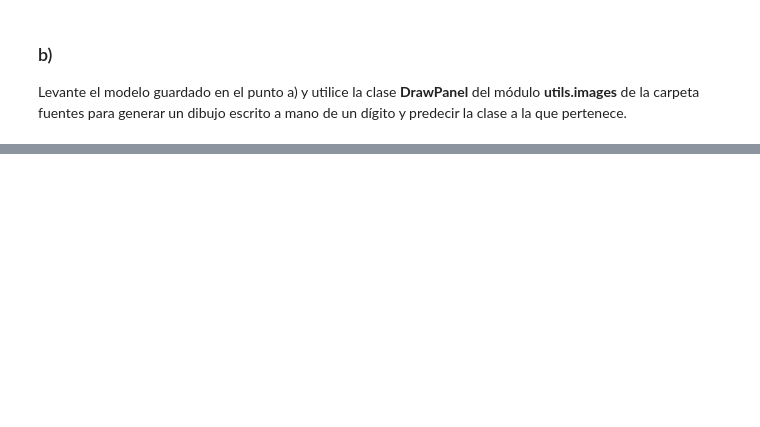
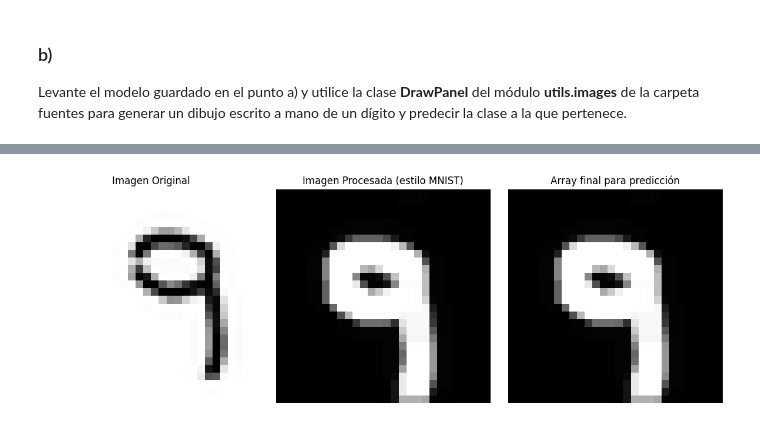
Before and after one commit to gonblas/deep-learning-unlp, a Jupyter notebook: Practicas/p5/01_MNIST.ipynb, the cells around one changed output, grey strips where cells are left out. Cells and saved outputs as stored; diff of their text form; code cells hidden in the pictures; blank space fills up the shorter version.

```diff
--- a/Practicas/p5/01_MNIST.ipynb
+++ b/Practicas/p5/01_MNIST.ipynb
@@ -31,3 +232,87 @@ Con el conjunto de 60000 imágenes entrene una red neuronal convolucional para p
 ### b)
 
 Levante el modelo guardado en el punto a) y utilice la clase **DrawPanel** del módulo **utils.images** de la carpeta fuentes para generar un dibujo escrito a mano de un dígito y predecir la clase a la que pertenece.
+# %%
+import tkinter as tk
+import numpy as np
+import matplotlib.pyplot as plt
+from Fuentes.imagen import DrawPanel
+from PIL import Image, ImageDraw, ImageOps, ImageChops, ImageFilter
+
+def preprocess_mnist(pil_img):
+    # 1. Asegurar modo L
+    img = pil_img.convert('L')
+
+    # 2. Invertir (MNIST fondo negro)
+    img = ImageOps.invert(img)
+
+    # 3. Filtrar para engrosar trazos (dilatación)
+    img = img.filter(ImageFilter.MaxFilter(3))
+
+    # 4. Centrar por centro de masa
+    arr = np.array(img)
+    total = arr.sum()
+    if total > 0:
+        coords = np.indices(arr.shape)
+        cy = (coords[0] * arr).sum() / total
+        cx = (coords[1] * arr).sum() / total
+        shift_x = int(np.round(arr.shape[1]/2 - cx))
+        shift_y = int(np.round(arr.shape[0]/2 - cy))
+        img = ImageChops.offset(img, shift_x, shift_y)
+
+    # 5. Normalizar a [0,1] y reshape
+    arr = np.array(img).astype(np.float32) / 255.0
+    arr = arr.reshape(1, 28, 28, 1)
+    return arr, img
+
+# Cargar el modelo
+MODEL_DIR = '../../Models/p5/'
+model = load_model(MODEL_DIR + 'ej1_mnist_model.keras')
+
+# Crear panel de dibujo
+IMG_SHAPE = (28, 28)
+dp = DrawPanel()
+
+# Generar imagen dibujada a mano
+print("Dibuja un dígito en la ventana que se abrirá...")
+image = dp.draw(size=IMG_SHAPE, line_width=2.0, scale=10)
+
+# Preprocesar la imagen para que sea similar a MNIST
+processed_array, processed_img = preprocess_mnist(image)
+
+# Mostrar las imágenes
+fig, axes = plt.subplots(1, 3, figsize=(12, 4))
+
+# Imagen original
+axes[0].imshow(image, cmap='gray')
+axes[0].set_title('Imagen Original')
+axes[0].axis('off')
+
+# Imagen procesada
+axes[1].imshow(processed_img, cmap='gray')
+axes[1].set_title('Imagen Procesada (estilo MNIST)')
+axes[1].axis('off')
+
+# Imagen final para el modelo
+axes[2].imshow(processed_array.reshape(28, 28), cmap='gray')
+axes[2].set_title('Array final para predicción')
+axes[2].axis('off')
+
+plt.tight_layout()
+plt.show()
+
+# Realizar predicción
+resp = model.predict(processed_array, verbose=0)
+
+# Obtener la clase predicha
+digito_predicho = np.argmax(resp)
+confianza = np.max(resp) * 100
+
+# Mostrar todas las probabilidades
+print("\nProbabilidades por dígito:")
+for i, prob in enumerate(resp[0]):
+    print(f"Dígito {i}: {prob*100:.2f}%")
+
+print(f"\n\033[1mEl dígito dibujado es: {digito_predicho}\033[0m")
+print(f"Confianza: {confianza:.2f}%")
+# %% [output]
@@ -33,0 +320 @@ Levante el modelo guardado en el punto a) y utilice la clase **DrawPanel** del m
+[figure, added]
```
Also changed, not shown: parts of 10 cells of this notebook, 7 other files.
